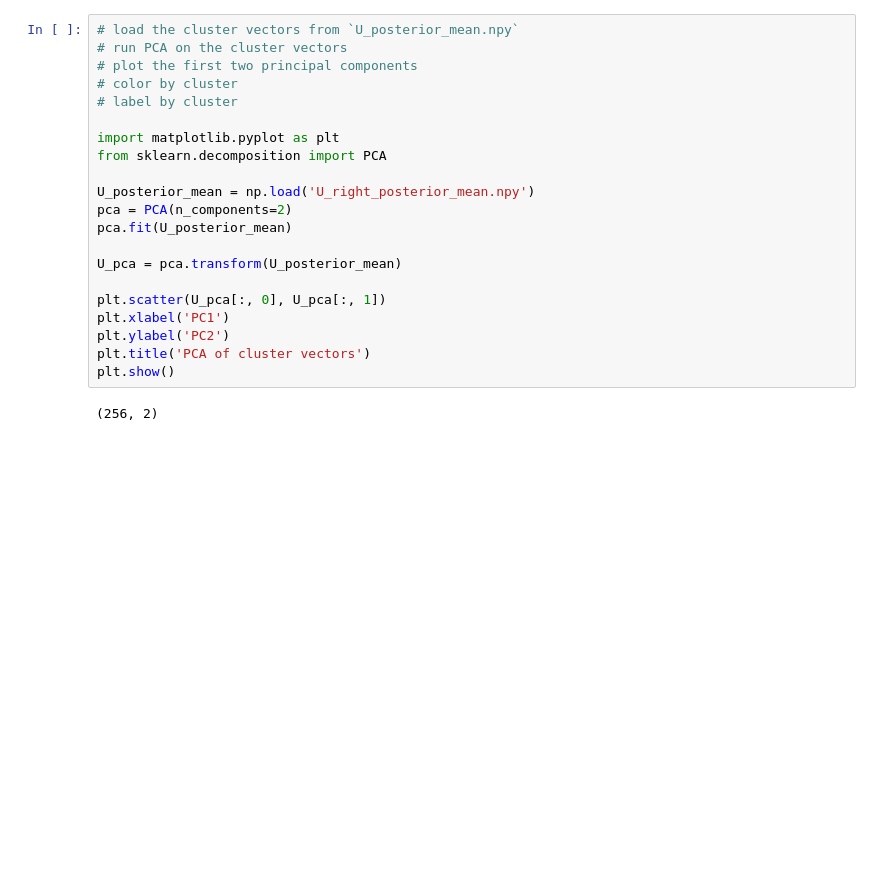
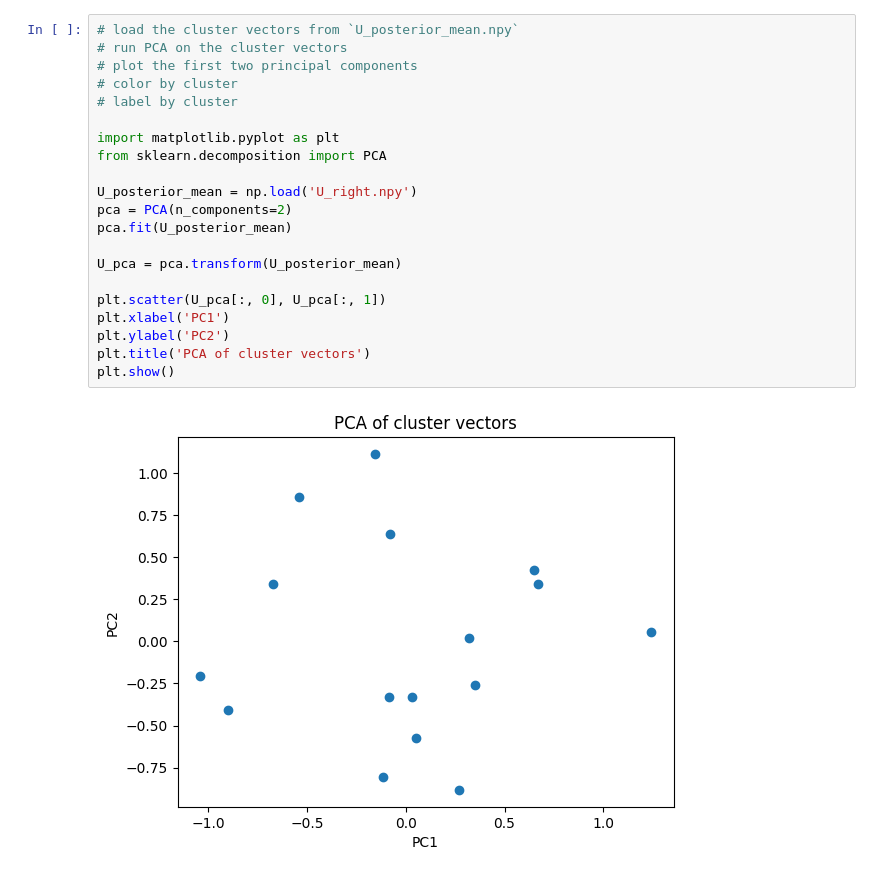
Before and after one commit to sc4224/flywrite, a Jupyter notebook: quick_analysis.ipynb, the cells around one changed output. Cells and saved outputs as stored; diff of their text form; blank space fills up the shorter version.

```diff
--- a/quick_analysis.ipynb
+++ b/quick_analysis.ipynb
@@ -77,23 +89,23 @@ plt.show()
 # %%
 # load the cluster vectors from `U_posterior_mean.npy`
 # run PCA on the cluster vectors
 # plot the first two principal components
 # color by cluster
 # label by cluster
 
 import matplotlib.pyplot as plt
 from sklearn.decomposition import PCA
 
-U_posterior_mean = np.load('U_right_posterior_mean.npy')
+U_posterior_mean = np.load('U_right.npy')
 pca = PCA(n_components=2)
 pca.fit(U_posterior_mean)
 
 U_pca = pca.transform(U_posterior_mean)
 
 plt.scatter(U_pca[:, 0], U_pca[:, 1])
 plt.xlabel('PC1')
 plt.ylabel('PC2')
 plt.title('PCA of cluster vectors')
 plt.show()
 # %% [output]
-(256, 2)
+[figure, added]
```
Also changed, not shown: parts of 6 cells of this notebook, 1 other file.
